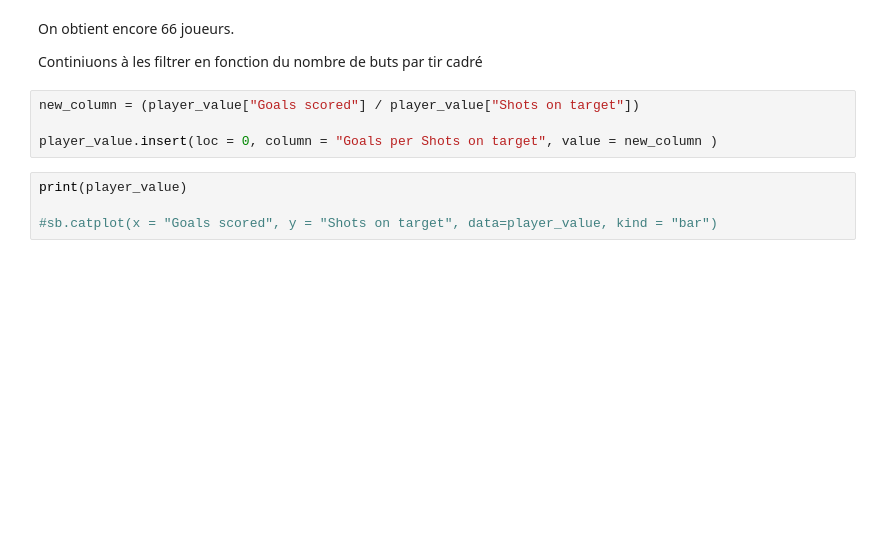
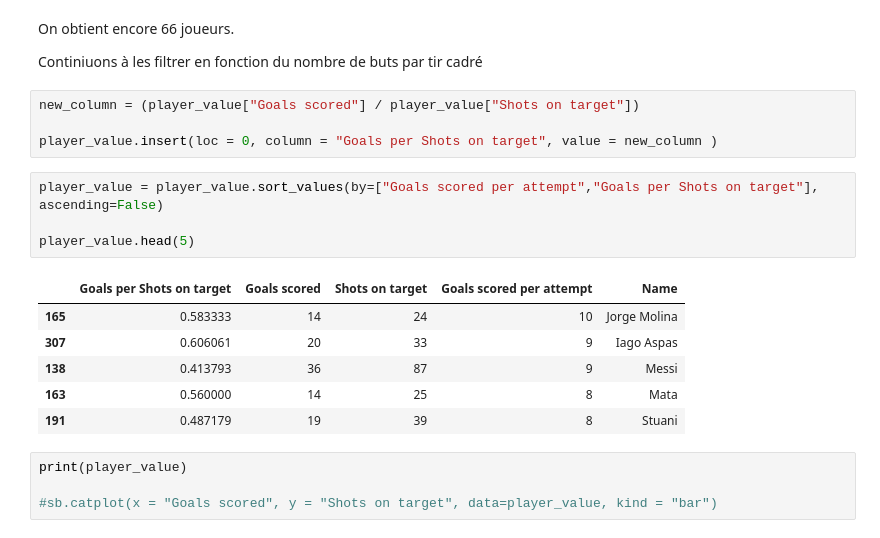
Before and after one commit to agomesdacosta3/H3_Exo_Python, a Jupyter notebook: Projet_Advanced_Stats.ipynb, the cells around one changed output. Saved outputs shown, nothing was run; the diff lists cells and outputs as text; blank space fills up the shorter version.

```diff
--- a/Projet_Advanced_Stats.ipynb
+++ b/Projet_Advanced_Stats.ipynb
@@ -208,6 +205,17 @@ Continiuons à les filtrer en fonction du nombre de buts par tir cadré
 new_column = (player_value["Goals scored"] / player_value["Shots on target"])
 
 player_value.insert(loc = 0, column = "Goals per Shots on target", value = new_column )
+# %%
+player_value = player_value.sort_values(by=["Goals scored per attempt","Goals per Shots on target"], ascending=False)
+
+player_value.head(5)
+# %% [output]
+|  | Goals per Shots on target | Goals scored | Shots on target | Goals scored per attempt | Name |
+| 165 | 0.583333 | 14 | 24 | 10 | Jorge Molina |
+| 307 | 0.606061 | 20 | 33 | 9 | Iago Aspas |
+| 138 | 0.413793 | 36 | 87 | 9 | Messi |
+| 163 | 0.560000 | 14 | 25 | 8 | Mata |
+| 191 | 0.487179 | 19 | 39 | 8 | Stuani |
 # %%
 print(player_value)
 
```
Also changed, not shown: parts of 2 cells of this notebook.
